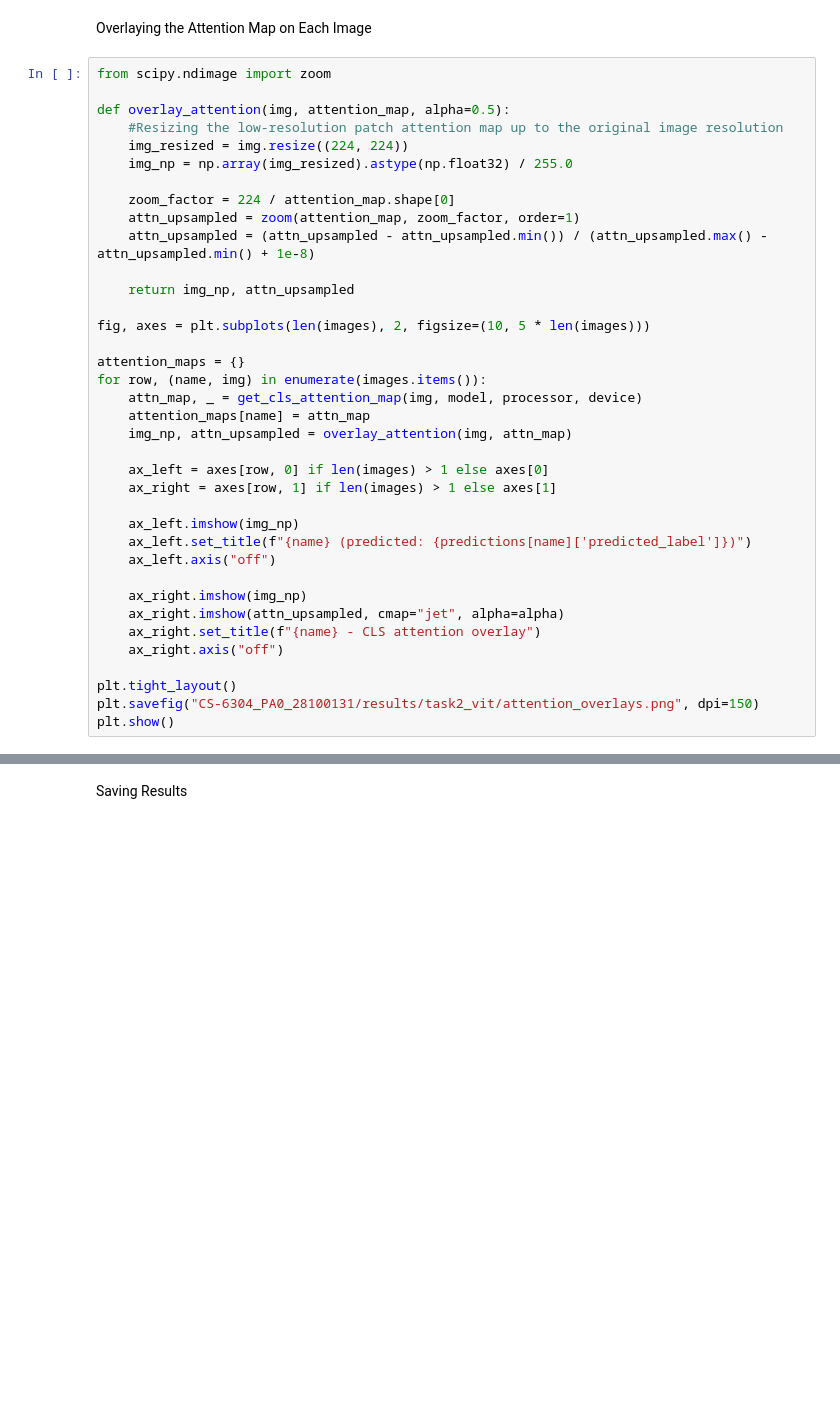
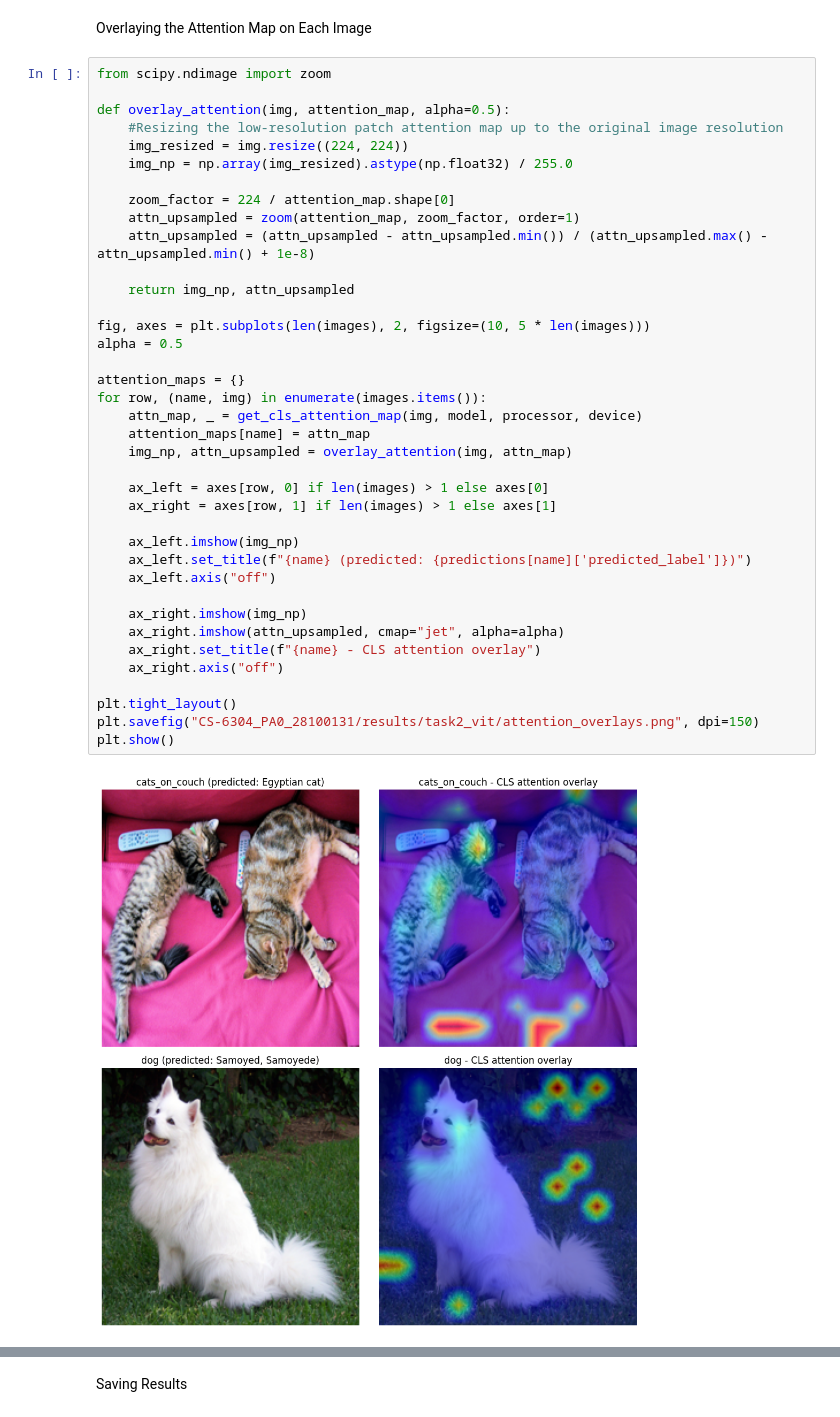
Before and after one commit to TalhaShoyo10/CS-6304_PA0_28100131, a Jupyter notebook: notebooks/task2_vit.ipynb, the cells around one changed output, grey strips where cells are left out. Cells and saved outputs as stored; diff of their text form; blank space fills up the shorter version.

Commit message:
Task 2 - ViT classification and attention visualization

```diff
--- a/notebooks/task2_vit.ipynb
+++ b/notebooks/task2_vit.ipynb
@@ -142,30 +158,33 @@ def overlay_attention(img, attention_map, alpha=0.5):
 
     zoom_factor = 224 / attention_map.shape[0]
     attn_upsampled = zoom(attention_map, zoom_factor, order=1)
     attn_upsampled = (attn_upsampled - attn_upsampled.min()) / (attn_upsampled.max() - attn_upsampled.min() + 1e-8)
 
     return img_np, attn_upsampled
 
 fig, axes = plt.subplots(len(images), 2, figsize=(10, 5 * len(images)))
+alpha = 0.5
 
 attention_maps = {}
 for row, (name, img) in enumerate(images.items()):
     attn_map, _ = get_cls_attention_map(img, model, processor, device)
     attention_maps[name] = attn_map
     img_np, attn_upsampled = overlay_attention(img, attn_map)
 
     ax_left = axes[row, 0] if len(images) > 1 else axes[0]
     ax_right = axes[row, 1] if len(images) > 1 else axes[1]
 
     ax_left.imshow(img_np)
     ax_left.set_title(f"{name} (predicted: {predictions[name]['predicted_label']})")
     ax_left.axis("off")
 
     ax_right.imshow(img_np)
     ax_right.imshow(attn_upsampled, cmap="jet", alpha=alpha)
     ax_right.set_title(f"{name} - CLS attention overlay")
     ax_right.axis("off")
 
 plt.tight_layout()
 plt.savefig("CS-6304_PA0_28100131/results/task2_vit/attention_overlays.png", dpi=150)
 plt.show()
+# %% [output]
+[figure, added]
```
Also changed, not shown: parts of 10 cells of this notebook.
